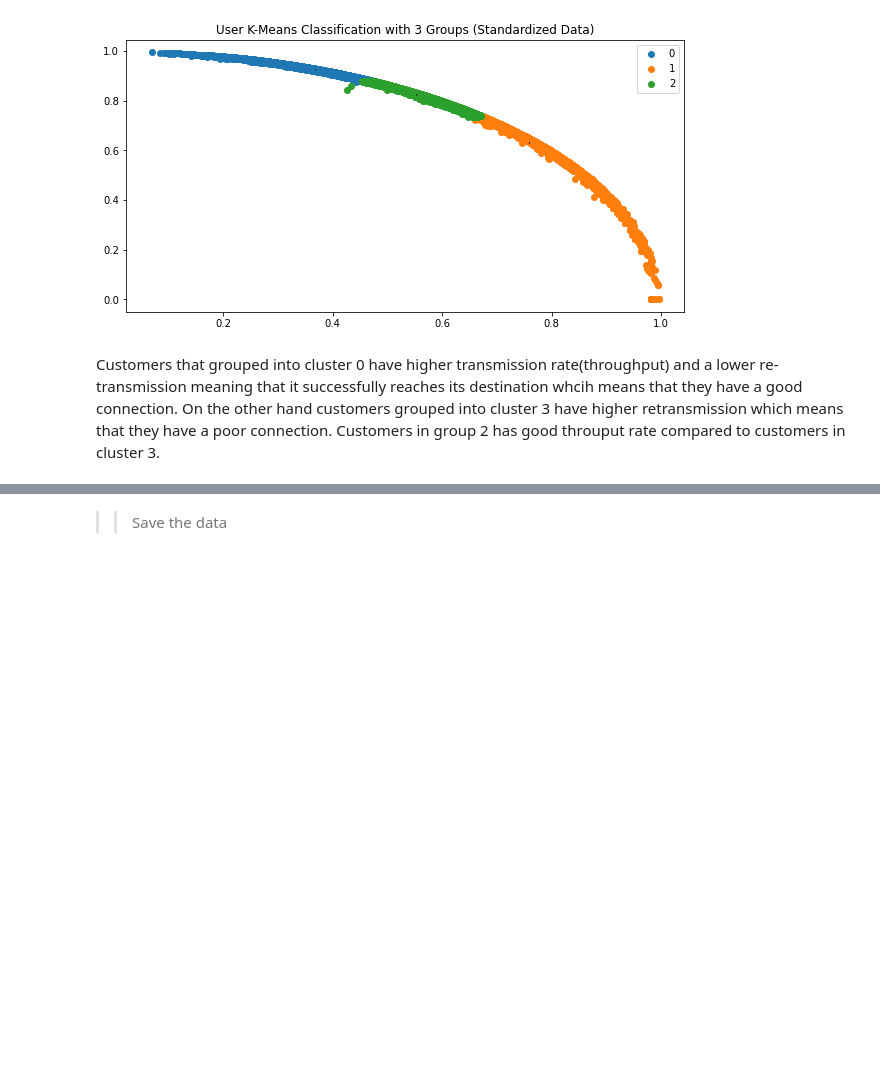
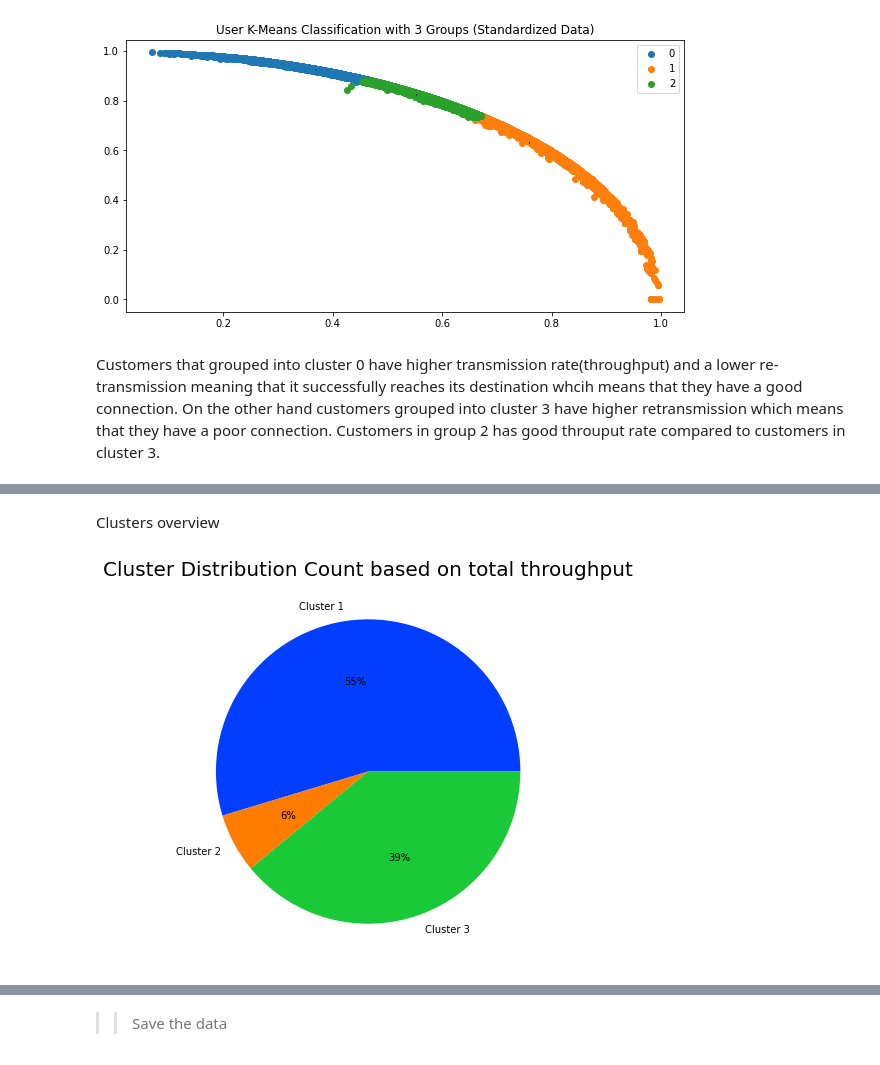
Before and after one commit to jedisam/Telecom-Data-Analysis, a Jupyter notebook: notebooks/user_experience.ipynb, the cells around one changed output, grey strips where cells are left out. Saved outputs shown, nothing was run; the diff lists cells and outputs as text; code cells hidden in the pictures; blank space fills up the shorter version.

```diff
--- a/notebooks/user_experience.ipynb
+++ b/notebooks/user_experience.ipynb
@@ -316,0 +319,4 @@ logger.info(f'# The number of iterations required to converge: {kmeans.n_iter_}'
+# %%
+u_exp = normalized_user_experience.copy()
+u_exp.insert(0, 'cluster', kmeans.labels_)
+u_exp.head(5)
@@ -316,0 +330,13 @@ logger.info(f'# The number of iterations required to converge: {kmeans.n_iter_}'
+# %% [markdown]
+Clusters overview
+# %%
+cluster1 = u_exp[u_exp["cluster"]==0]
+cluster2 = u_exp[u_exp["cluster"] == 1]
+cluster3 = u_exp[u_exp["cluster"] == 2]
+# %%
+data = [cluster1.avg_tp_total.sum(), cluster2.avg_tp_total.sum(), cluster3.avg_tp_total.sum()]
+keys = ['Cluster 1', 'Cluster 2', 'Cluster 3']
+# define Seaborn color palette to use
+pl.plot_pie(data, keys, "Cluster Distribution Count based on total throughput")
+# %% [output]
+[figure, added]
```
Also changed, not shown: parts of 6 cells of this notebook, 6 other files.
